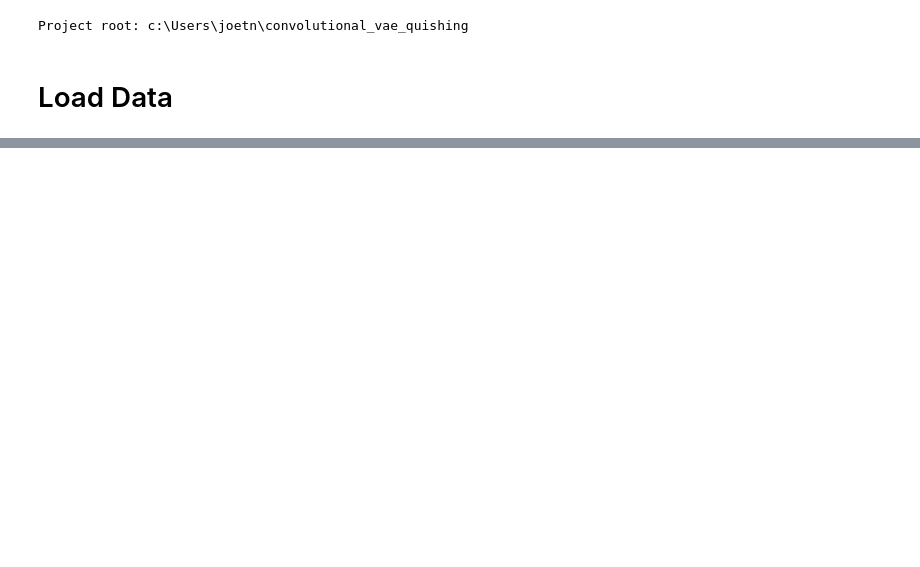
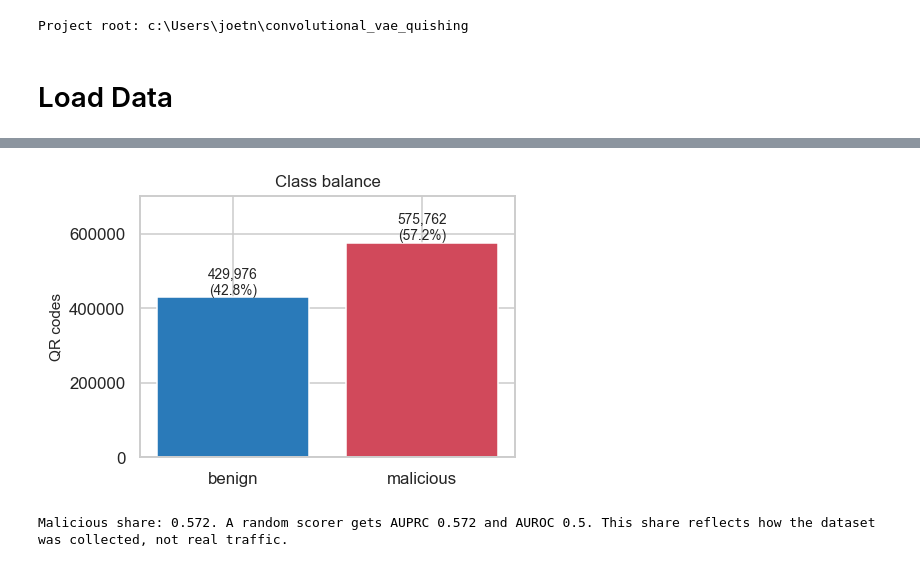
Before and after one commit to AnhJoe/convolutional_vae_quishing, a Jupyter notebook: notebooks/eda.ipynb, the cells around one changed output, grey strips where cells are left out. Saved outputs shown, nothing was run; the diff lists cells and outputs as text; code cells hidden in the pictures; blank space fills up the shorter version.

```diff
--- a/notebooks/eda.ipynb
+++ b/notebooks/eda.ipynb
@@ -118,0 +157,17 @@ for d in sorted(p for p in RAW_DIR.iterdir() if p.is_dir()):
+# %%
+# Load both CSVs into one table, taking the class label from the folder
+frames = []
+for cls, d in CLASS_DIR.items():
+    csv_path = next(d.glob("all_generated_urls_*.csv"))
+    f = pd.read_csv(csv_path, keep_default_na=False)   # keep strings such as "NA" or "null" as text
+    f["cls"] = cls
+    frames.append(f)
+raw = pd.concat(frames, ignore_index=True)
+raw["label"] = (raw["cls"] == "malicious").astype("int8")   # 1 = malicious, taken from the folder the CSV lives in
+parts = raw["qr_path"].str.replace("\\", "/", regex=False).str.split("/")
+raw["file"] = parts.str[-1]
+raw["csv_folder"] = parts.str[-3]
+print(raw.shape)
+for cls in CLASS_DIR:
+    print(f"\n{cls}: first 20 rows of {next(CLASS_DIR[cls].glob('all_generated_urls_*.csv')).name}")
+    display(raw.loc[raw["cls"] == cls, ["index", "url", "qr_path"]].head(20))
@@ -118,0 +252,18 @@ for d in sorted(p for p in RAW_DIR.iterdir() if p.is_dir()):
+# %%
+# Class balance plot and the malicious share (the AUPRC of a random scorer)
+counts = raw["cls"].value_counts().reindex(["benign", "malicious"])
+prevalence = counts["malicious"] / counts.sum()
+
+fig, ax = plt.subplots(figsize=(4.6, 3.2))
+ax.bar(counts.index, counts.values, color=[COLORS[c] for c in counts.index])
+for i, v in enumerate(counts.values):
+    ax.text(i, v, f"{v:,}\n({v / counts.sum():.1%})", ha="center", va="bottom", fontsize=9)
+ax.set_ylim(0, counts.max() * 1.22)
+ax.set_ylabel("QR codes")
+ax.set_title("Class balance")
+plt.tight_layout()
+plt.show()
+print(f"Malicious share: {prevalence:.3f}. A random scorer gets AUPRC {prevalence:.3f} and AUROC 0.5. This share reflects how the dataset was collected, not real traffic.")
+# %% [output]
+[figure, added]
+Malicious share: 0.572. A random scorer gets AUPRC 0.572 and AUROC 0.5. This share reflects how the dataset was collected, not real traffic.
```
Also changed, not shown: parts of 68 cells of this notebook.
